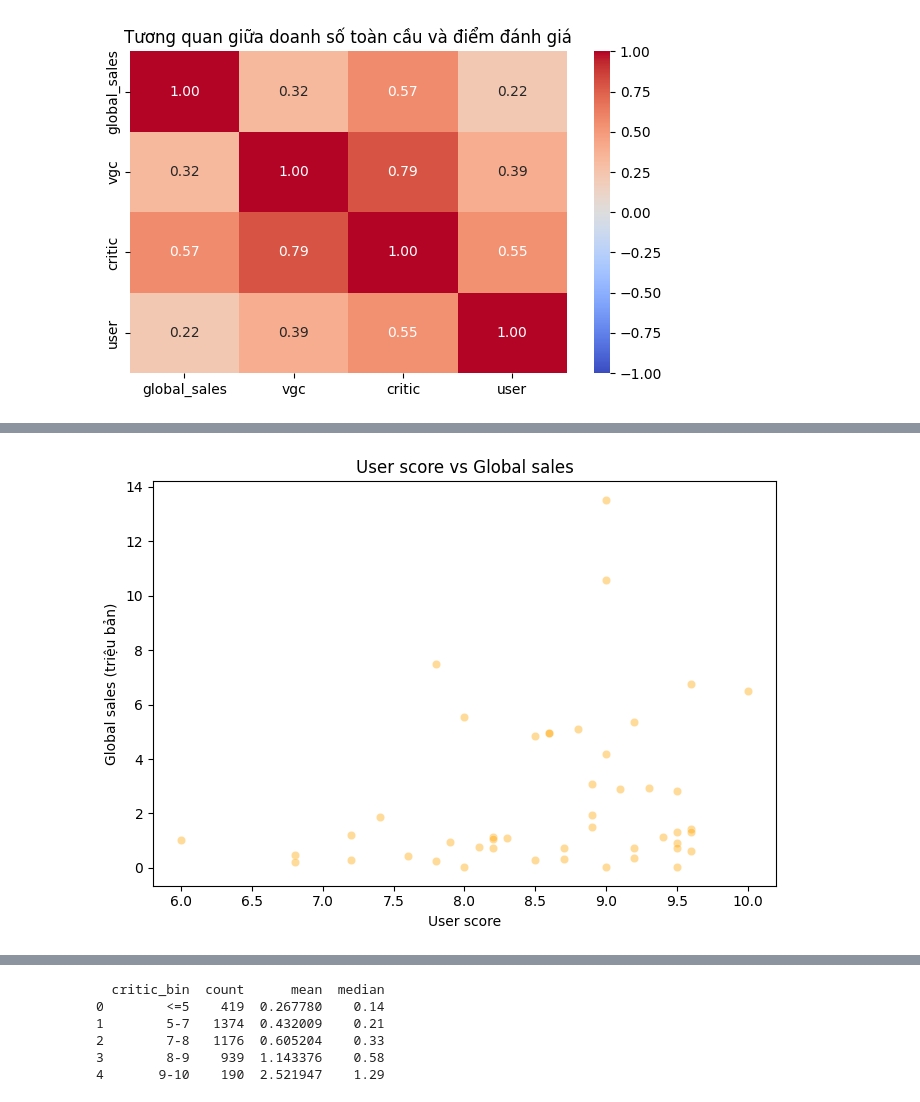
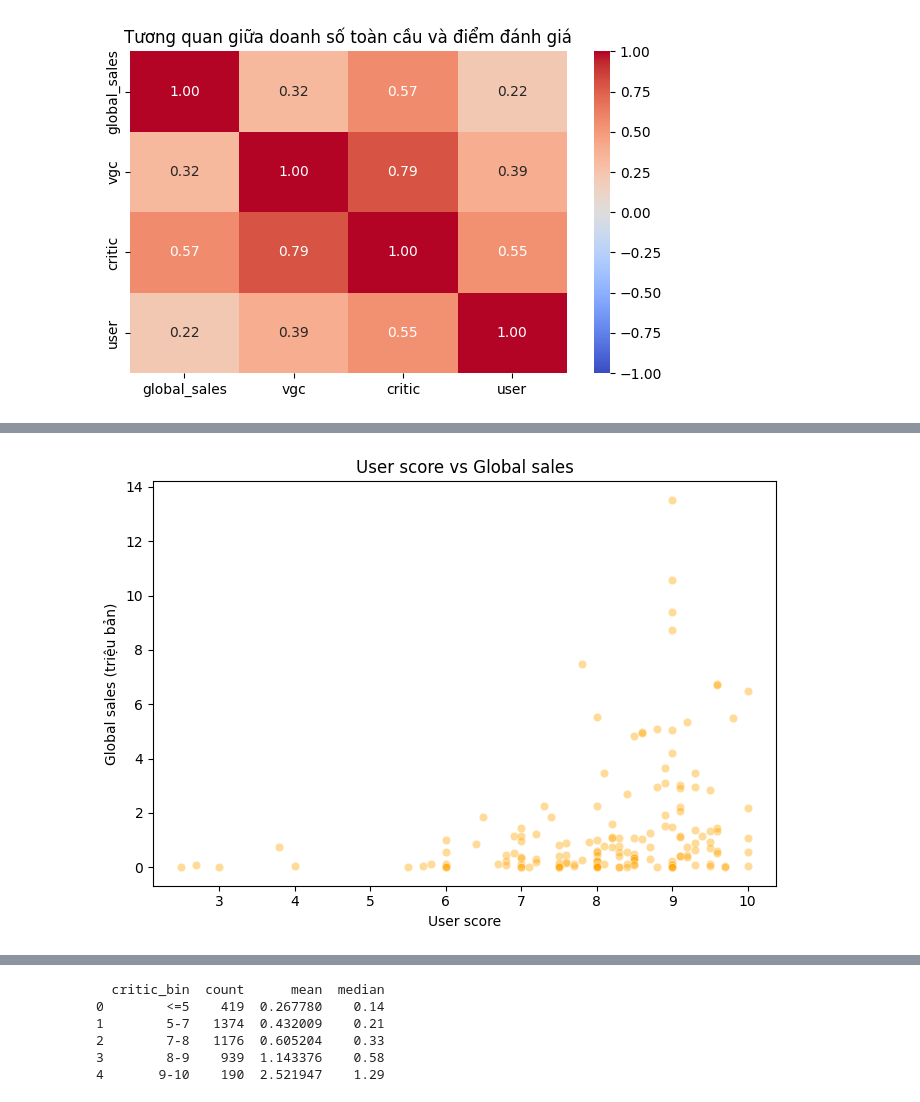
Before and after one commit to chichic21039/LTKHDL-GameDataset, a Jupyter notebook: GameDataset.ipynb, the cells around one changed output, grey strips where cells are left out. Drawn from its saved outputs; the diff is of its cells as text; code cells hidden in the pictures.

```diff
--- a/GameDataset.ipynb
+++ b/GameDataset.ipynb
@@ -1658,10 +1661,10 @@ plt.show()
 # %%
 plt.figure(figsize=(7, 5))
-sns.scatterplot(data=eda_global, x='user', y='global_sales', alpha=0.4, color='orange')
+sns.scatterplot(data=df_trim, x='user', y='global_sales', alpha=0.4, color='orange')
 plt.title('User score vs Global sales')
 plt.xlabel('User score')
 plt.ylabel('Global sales (triệu bản)')
 plt.tight_layout()
 plt.show()
 # %% [output]
-[figure, old version]
+[figure, new version]
```
Also changed, not shown: parts of 22 cells of this notebook.
